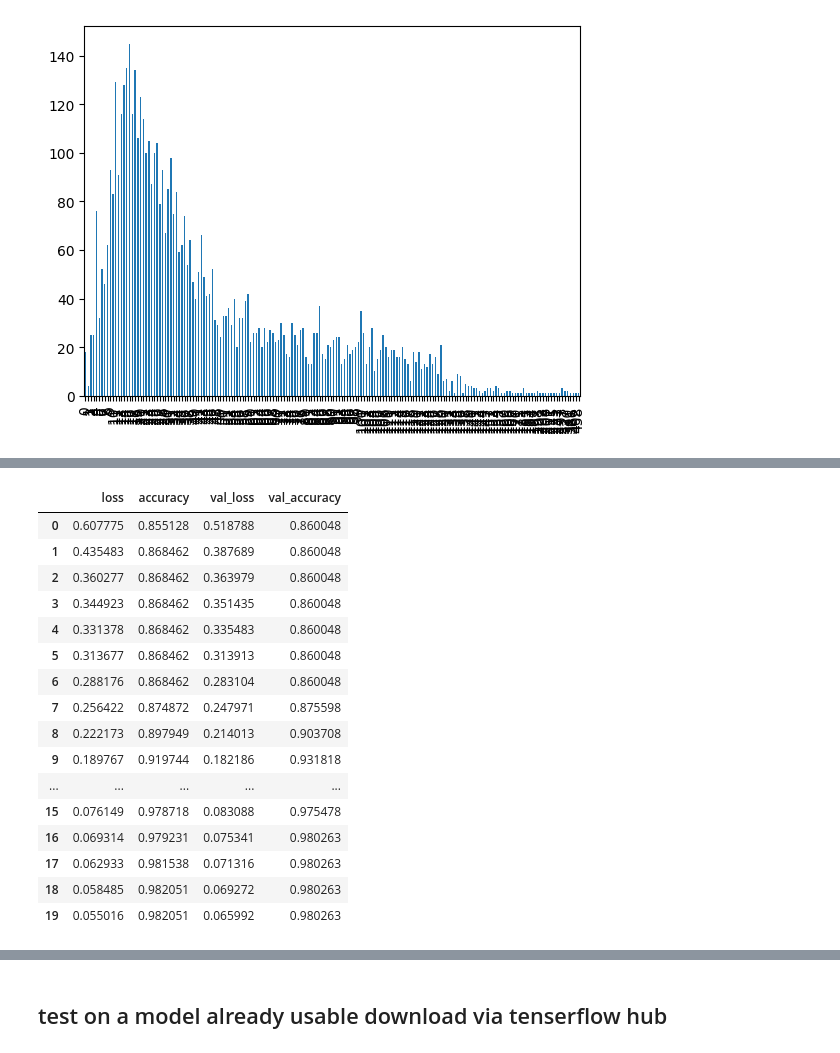
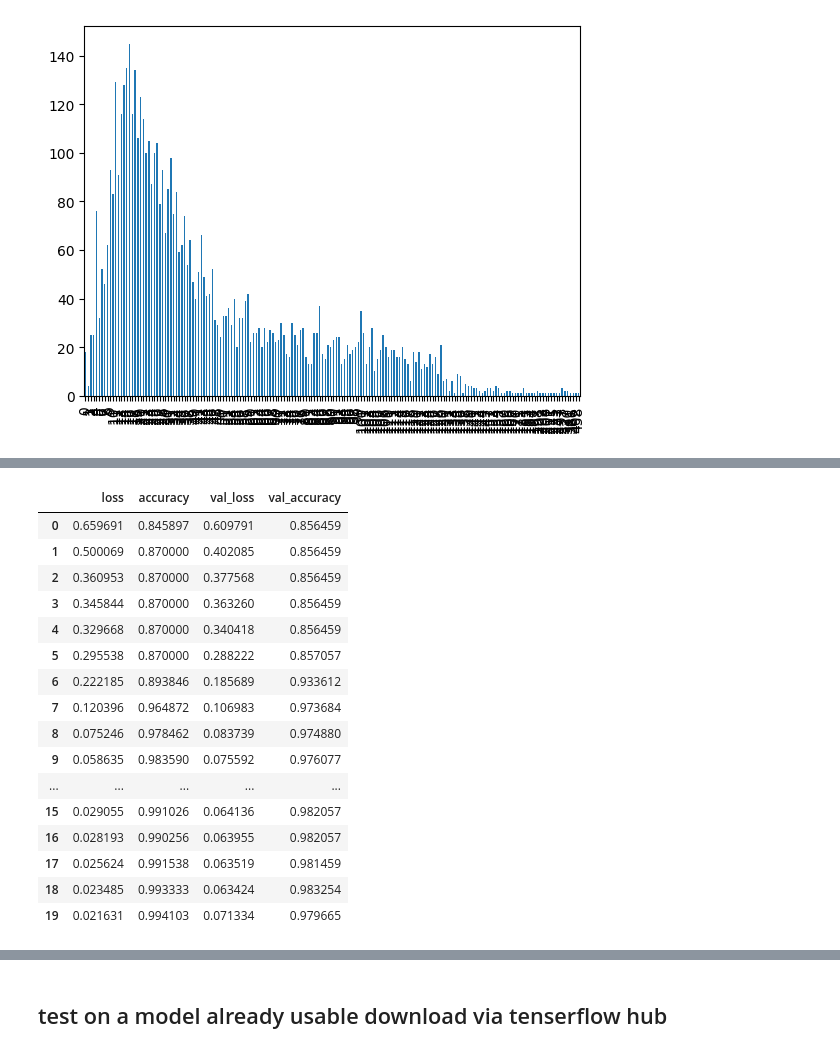
Before and after one commit to philippeJeremy/Bloc-4-Analyse-predictive-de-donnees-non-structurees-par-l-intelligence-artificielle, a Jupyter notebook: detecteur.ipynb, the cells around one changed output, grey strips where cells are left out. Saved outputs shown, nothing was run; the diff lists cells and outputs as text; code cells hidden in the pictures.

```diff
--- a/detecteur.ipynb
+++ b/detecteur.ipynb
@@ -104,6 +104,8 @@ vocab_size = len(tokenizer.word_index)
 model = tf.keras.Sequential([
             tf.keras.layers.Embedding(vocab_size+1, 8, input_shape=[review.shape[1],],name="embedding"),
             tf.keras.layers.GlobalAveragePooling1D(),
+            tf.keras.layers.Dense(32, activation='relu'),
+            tf.keras.layers.Dropout(0.2),
             tf.keras.layers.Dense(16, activation='relu'),
             tf.keras.layers.Dense(1, activation="sigmoid")
                 ])
@@ -141,8 +145,26 @@ Trainable params: 65,689
 Non-trainable params: 0
 _________________________________________________________________
+# %%
+weights = 1/(df["target"]).value_counts()
+weights = weights * len(df)/13
+weights = {index: values for index,
+            values in zip(weights.index, weights.values)}
+# %%
+Checkpoint_create = tf.keras.callbacks.ModelCheckpoint(
+                        filepath='model_weights.hdf5',
+                        monitor='val_loss',
+                        verbose=1,
+                        save_best_only=True,
+                        save_weights_only=False,
+                        mode='auto',
+                        save_freq='epoch',
+                        period=1)
 # %%
-history = model.fit(train_batch,
-                    epochs=20,
-                    validation_data=val_batch)
+# train model
+model.fit(train_batch,
+            epochs=20,
+            validation_data=val_batch,
+            class_weight=weights,
+            callbacks=Checkpoint_create)
 # %% [output]
 Epoch 1/20
@@ -165,22 +188,23 @@ Epoch 20/20
 # %%
-model_loss = pd.DataFrame(model.history.history)
-model_loss
+# accuracy score and loss
+history_model = pd.DataFrame(model.history.history)
+history_model
 # %% [output]
 |  | loss | accuracy | val_loss | val_accuracy |
-| 0 | 0.607775 | 0.855128 | 0.518788 | 0.860048 |
-| 1 | 0.435483 | 0.868462 | 0.387689 | 0.860048 |
-| 2 | 0.360277 | 0.868462 | 0.363979 | 0.860048 |
-| 3 | 0.344923 | 0.868462 | 0.351435 | 0.860048 |
-| 4 | 0.331378 | 0.868462 | 0.335483 | 0.860048 |
-| 5 | 0.313677 | 0.868462 | 0.313913 | 0.860048 |
-| 6 | 0.288176 | 0.868462 | 0.283104 | 0.860048 |
-| 7 | 0.256422 | 0.874872 | 0.247971 | 0.875598 |
-| 8 | 0.222173 | 0.897949 | 0.214013 | 0.903708 |
-| 9 | 0.189767 | 0.919744 | 0.182186 | 0.931818 |
+| 0 | 0.659691 | 0.845897 | 0.609791 | 0.856459 |
+| 1 | 0.500069 | 0.870000 | 0.402085 | 0.856459 |
+| 2 | 0.360953 | 0.870000 | 0.377568 | 0.856459 |
+| 3 | 0.345844 | 0.870000 | 0.363260 | 0.856459 |
+| 4 | 0.329668 | 0.870000 | 0.340418 | 0.856459 |
+| 5 | 0.295538 | 0.870000 | 0.288222 | 0.857057 |
+| 6 | 0.222185 | 0.893846 | 0.185689 | 0.933612 |
+| 7 | 0.120396 | 0.964872 | 0.106983 | 0.973684 |
+| 8 | 0.075246 | 0.978462 | 0.083739 | 0.974880 |
+| 9 | 0.058635 | 0.983590 | 0.075592 | 0.976077 |
 | ... | ... | ... | ... | ... |
-| 15 | 0.076149 | 0.978718 | 0.083088 | 0.975478 |
-| 16 | 0.069314 | 0.979231 | 0.075341 | 0.980263 |
-| 17 | 0.062933 | 0.981538 | 0.071316 | 0.980263 |
-| 18 | 0.058485 | 0.982051 | 0.069272 | 0.980263 |
-| 19 | 0.055016 | 0.982051 | 0.065992 | 0.980263 |
+| 15 | 0.029055 | 0.991026 | 0.064136 | 0.982057 |
+| 16 | 0.028193 | 0.990256 | 0.063955 | 0.982057 |
+| 17 | 0.025624 | 0.991538 | 0.063519 | 0.981459 |
+| 18 | 0.023485 | 0.993333 | 0.063424 | 0.983254 |
+| 19 | 0.021631 | 0.994103 | 0.071334 | 0.979665 |
 # %%
```
Also changed, not shown: parts of 15 cells of this notebook, 2 other files.
